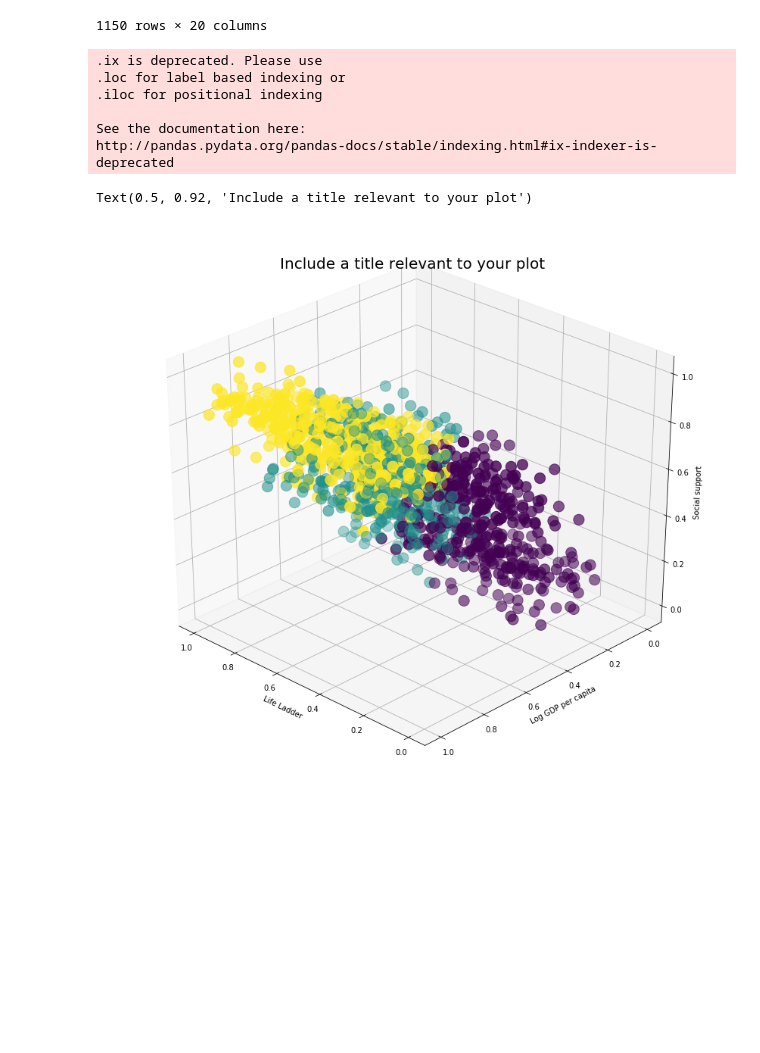
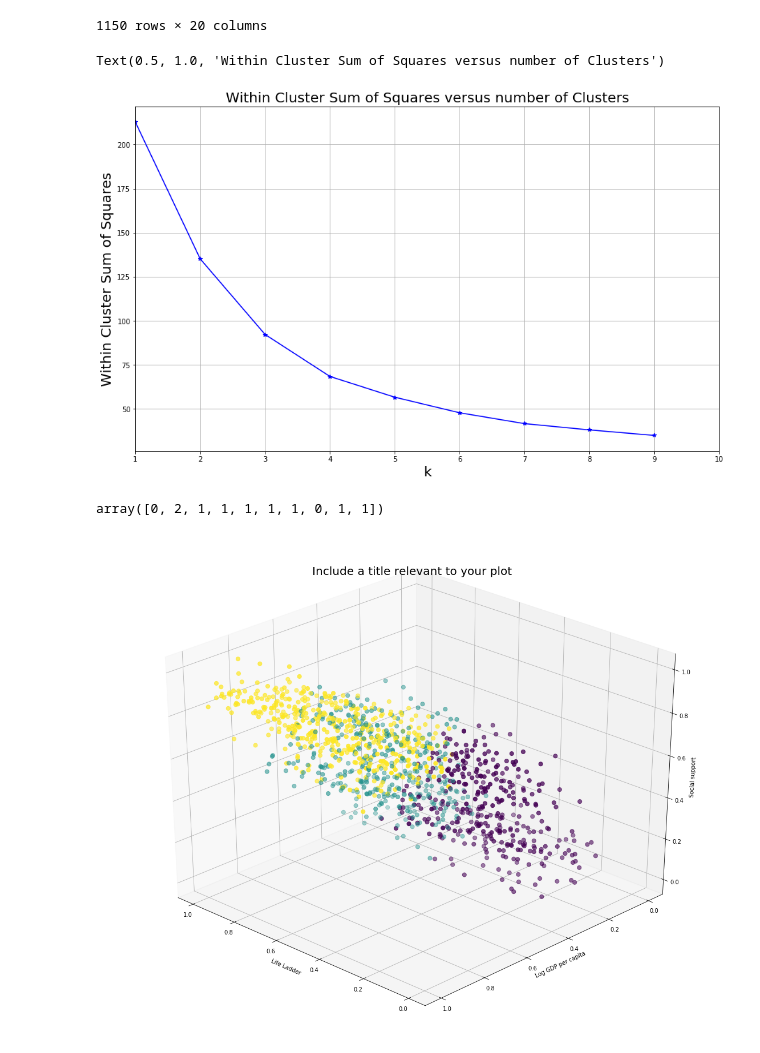
Before and after one commit to Mooophy/158222, a Jupyter notebook: as3/As3.ipynb, the cells around one changed output. Cells and saved outputs as stored; diff of their text form; code cells hidden in the pictures; blank space fills up the shorter version.

```diff
--- a/as3/As3.ipynb
+++ b/as3/As3.ipynb
@@ -136,31 +136,39 @@ happiness
 | 1148 | 0.916667 | 0.197494 | 0.216170 | 0.688359 | 0.518779 | 0.652181 | ... |
 | 1149 | 1.000000 | 0.179096 | 0.218301 | 0.667807 | 0.532864 | 0.679563 | ... |
 1150 rows × 20 columns
+# %%
+k_rng = range(1,10)
+est = [KMeans(n_clusters = k).fit(happiness[['year','Life Ladder', 'Log GDP per capita']].values) for k in k_rng]
+
+# Generally want to minimize WSS, while also minimizing k
+within_cluster_sum_squares = [e.inertia_ for e in est]
+fig, axes = plt.subplots()
+fig.set_size_inches(15,20)
+# Plot the results
+plt.subplot(212)
+plt.plot(k_rng, within_cluster_sum_squares, 'b*-')
+plt.xlim([1,10])
+plt.grid(True)
+plt.xlabel('k', fontsize=20)
+plt.ylabel('Within Cluster Sum of Squares', fontsize=20)
+plt.title('Within Cluster Sum of Squares versus number of Clusters', fontsize=20)
+# %% [output]
+Text(0.5, 1.0, 'Within Cluster Sum of Squares versus number of Clusters')
+[figure, added]
 # %%
 km = KMeans(n_clusters=3, init='random')
-
 km.fit(happiness[['year','Life Ladder', 'Log GDP per capita']].values)
-
 predictions = km.predict(happiness[['year','Life Ladder', 'Log GDP per capita']].values)
-
 metrics.silhouette_score(happiness[['year','Life Ladder', 'Log GDP per capita']], predictions)
 
-
-
-#colors = np.array(['green', 'black', 'blue', 'brown'])
-
-ax = Axes3D(plt.figure(figsize=(12, 10)), rect=[.01, 0, 0.95, 1], elev=30, azim=134)
-ax.scatter(happiness.ix[:,'year'], happiness.ix[:,'Life Ladder'], happiness.ix[:,'Log GDP per capita'], c = predictions, s=200)
+ax = Axes3D(plt.figure(figsize=(16, 12)), rect=[.01, 0, 0.95, 1], elev=30, azim=134)
+ax.scatter(happiness.loc[:,'year'], happiness.loc[:,'Life Ladder'], happiness.loc[:,'Log GDP per capita'], c=predictions, s=50)
 ax.set_xlabel(happiness.columns[1])
 ax.set_ylabel(happiness.columns[2])
 ax.set_zlabel(happiness.columns[3])
 ax.set_title('Include a title relevant to your plot', fontsize = 20)
+
+predictions[0:10]
 # %% [output]
-.ix is deprecated. Please use
-.loc for label based indexing or
-.iloc for positional indexing
-
-See the documentation here:
-http://pandas.pydata.org/pandas-docs/stable/indexing.html#ix-indexer-is-deprecated
+array([0, 2, 1, 1, 1, 1, 1, 0, 1, 1])
-Text(0.5, 0.92, 'Include a title relevant to your plot')
-[figure, old version]
+[figure, new version]
```
